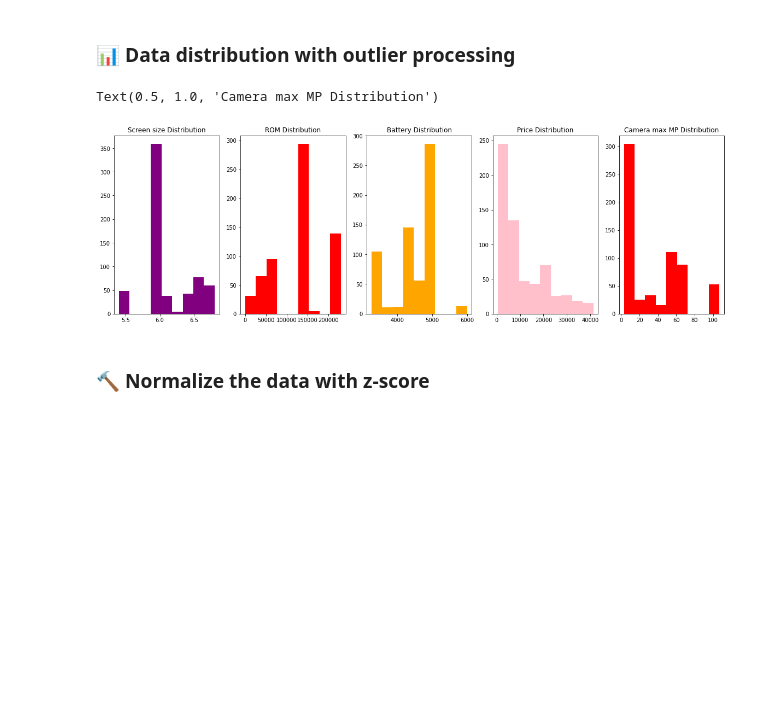
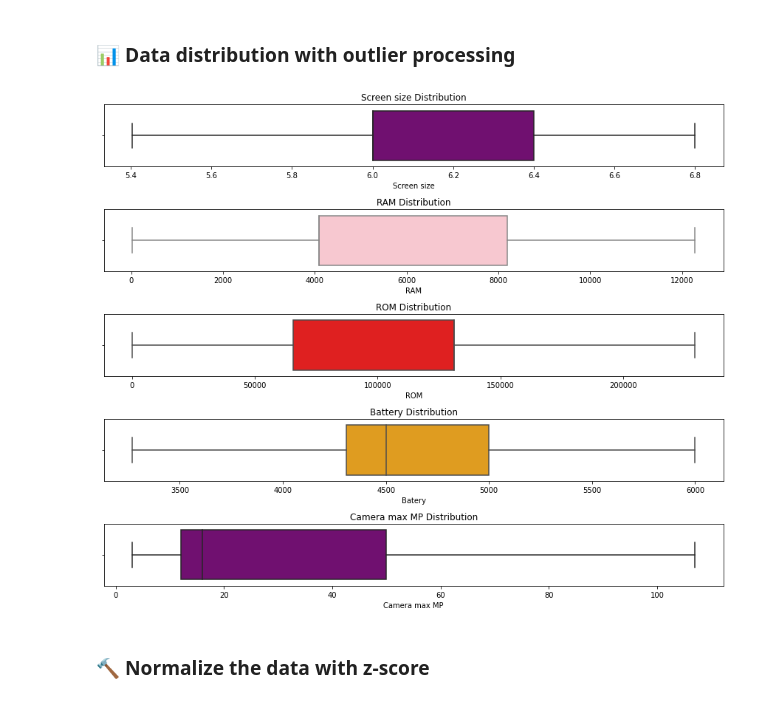
Before and after one commit to bongudth/mobile-price-prediction, a Jupyter notebook: feature_engineering.ipynb, the cells around one changed output. Drawn from its saved outputs; the diff is of its cells as text; code cells hidden in the pictures; blank space fills up the shorter version.

Commit message:
change diagram for distribution

```diff
--- a/feature_engineering.ipynb
+++ b/feature_engineering.ipynb
@@ -141,27 +141,35 @@ data_train['Price'] = outliers_iqr('Price')
 data_train['Camera max MP'] = outliers_iqr('Camera max MP')
 # %% [markdown]
 ### 📊 Data distribution with outlier processing
-# %%
-fig, ax = plt.subplots(1, 5, figsize=(20,6))
-(ax1, ax2, ax3, ax4, ax5) = ax
-
-ax1.hist(data_train['Screen size'], bins=9, color='purple')
-ax1.set_title("Screen size Distribution")
-
-ax2.hist(data_train['ROM'], bins=9, color='red')
-ax2.set_title("ROM Distribution")
-
-ax3.hist(data_train['Batery'], bins=9, color='orange')
-ax3.set_title("Battery Distribution")
-
-ax4.hist(data_train['Price'], bins=9, color='pink')
-ax4.set_title("Price Distribution")
-
-ax5.hist(data_train['Camera max MP'], bins=9, color='red')
-ax5.set_title("Camera max MP Distribution")
-# %% [output]
-Text(0.5, 1.0, 'Camera max MP Distribution')
-[figure, removed]
+# %%
+import matplotlib.pyplot as plt
+import seaborn as sns
+
+fig, ax = plt.subplots(5, 1, figsize=(12,10))
+
+ax1 = plt.subplot(511)
+ax1 = sns.boxplot(data=data_train, x='Screen size', color='purple')
+ax1.set_title("Screen size Distribution")
+
+ax2 = plt.subplot(512)
+ax2 = sns.boxplot(data=data_train, x='RAM', color='pink')
+ax2.set_title("RAM Distribution")
+
+ax3 = plt.subplot(513)
+ax3 = sns.boxplot(data=data_train, x='ROM', color='red')
+ax3.set_title("ROM Distribution")
+
+ax4 = plt.subplot(514)
+ax4 = sns.boxplot(data=data_train, x='Batery', color='orange')
+ax4.set_title("Battery Distribution")
+
+ax8 = plt.subplot(515)
+ax8 = sns.boxplot(data=data_train, x='Camera max MP', color='purple')
+ax8.set_title("Camera max MP Distribution")
+
+plt.tight_layout()
+# %% [output]
+[figure, added]
 # %% [markdown]
 ### 🔨 Normalize the data with z-score
 # %%
```
Also changed, not shown: parts of 2 cells of this notebook, 4 other files.
